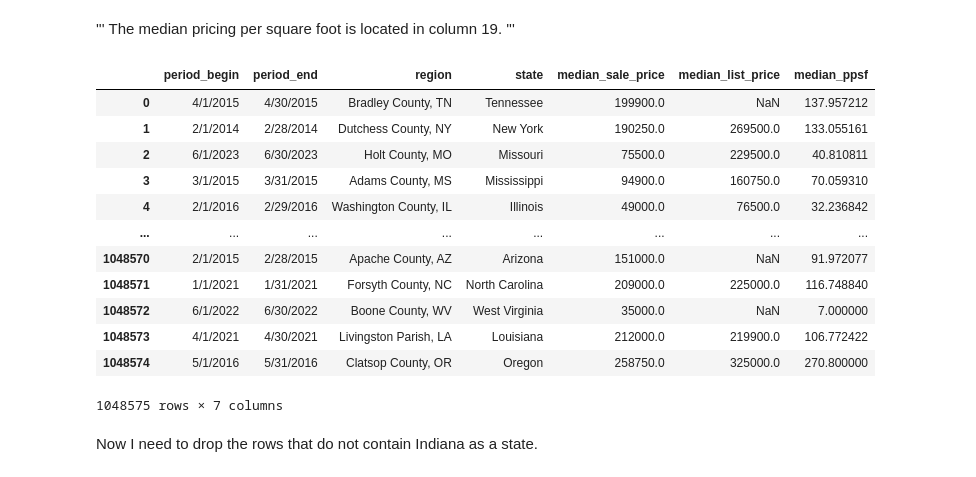
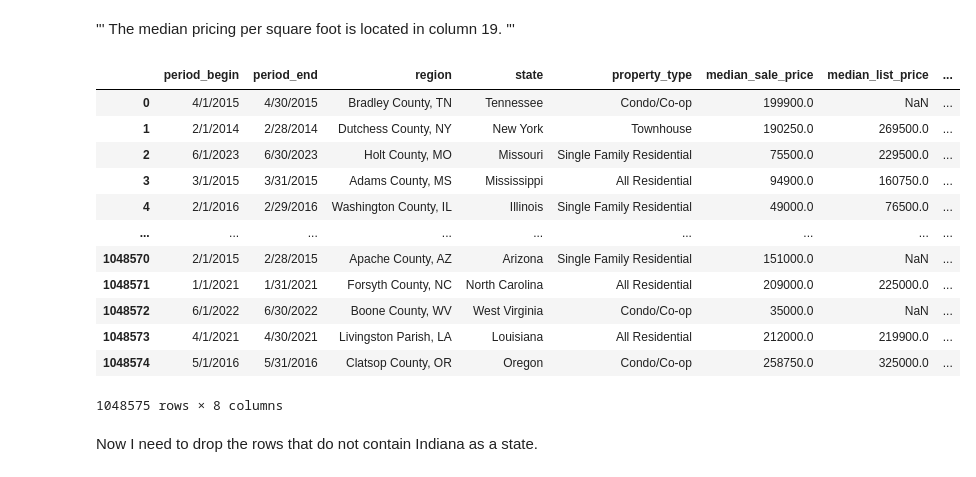
Before and after one commit to RachTheRad/SoIN_Housing_Analysis, a Jupyter notebook: HouAna_Capstone.ipynb, the cells around one changed output. Cells and saved outputs as stored; diff of their text form; code cells hidden in the pictures.

```diff
--- a/HouAna_Capstone.ipynb
+++ b/HouAna_Capstone.ipynb
@@ -748,22 +748,22 @@ The median pricing per square foot is located in column 19.
 '''
 # %%
 # drop columns now that I know which columns I want
-housing_data_clean = housing_data[['period_begin', 'period_end', 'region', 'state', 'median_sale_price', 'median_list_price', 'median_ppsf']]
+housing_data_clean = housing_data[['period_begin', 'period_end', 'region', 'state','property_type', 'median_sale_price', 'median_list_price', 'median_ppsf']]
 housing_data_clean
 # %% [output]
-|  | period_begin | period_end | region | state | median_sale_price | median_list_price | median_ppsf |
-| 0 | 4/1/2015 | 4/30/2015 | Bradley County, TN | Tennessee | 199900.0 | NaN | 137.957212 |
-| 1 | 2/1/2014 | 2/28/2014 | Dutchess County, NY | New York | 190250.0 | 269500.0 | 133.055161 |
-| 2 | 6/1/2023 | 6/30/2023 | Holt County, MO | Missouri | 75500.0 | 229500.0 | 40.810811 |
-| 3 | 3/1/2015 | 3/31/2015 | Adams County, MS | Mississippi | 94900.0 | 160750.0 | 70.059310 |
-| 4 | 2/1/2016 | 2/29/2016 | Washington County, IL | Illinois | 49000.0 | 76500.0 | 32.236842 |
-| ... | ... | ... | ... | ... | ... | ... | ... |
-| 1048570 | 2/1/2015 | 2/28/2015 | Apache County, AZ | Arizona | 151000.0 | NaN | 91.972077 |
-| 1048571 | 1/1/2021 | 1/31/2021 | Forsyth County, NC | North Carolina | 209000.0 | 225000.0 | 116.748840 |
-| 1048572 | 6/1/2022 | 6/30/2022 | Boone County, WV | West Virginia | 35000.0 | NaN | 7.000000 |
-| 1048573 | 4/1/2021 | 4/30/2021 | Livingston Parish, LA | Louisiana | 212000.0 | 219900.0 | 106.772422 |
-| 1048574 | 5/1/2016 | 5/31/2016 | Clatsop County, OR | Oregon | 258750.0 | 325000.0 | 270.800000 |
+|  | period_begin | period_end | region | state | property_type | median_sale_price | median_list_price | ... |
+| 0 | 4/1/2015 | 4/30/2015 | Bradley County, TN | Tennessee | Condo/Co-op | 199900.0 | NaN | ... |
+| 1 | 2/1/2014 | 2/28/2014 | Dutchess County, NY | New York | Townhouse | 190250.0 | 269500.0 | ... |
+| 2 | 6/1/2023 | 6/30/2023 | Holt County, MO | Missouri | Single Family Residential | 75500.0 | 229500.0 | ... |
+| 3 | 3/1/2015 | 3/31/2015 | Adams County, MS | Mississippi | All Residential | 94900.0 | 160750.0 | ... |
+| 4 | 2/1/2016 | 2/29/2016 | Washington County, IL | Illinois | Single Family Residential | 49000.0 | 76500.0 | ... |
+| ... | ... | ... | ... | ... | ... | ... | ... | ... |
+| 1048570 | 2/1/2015 | 2/28/2015 | Apache County, AZ | Arizona | Single Family Residential | 151000.0 | NaN | ... |
+| 1048571 | 1/1/2021 | 1/31/2021 | Forsyth County, NC | North Carolina | All Residential | 209000.0 | 225000.0 | ... |
+| 1048572 | 6/1/2022 | 6/30/2022 | Boone County, WV | West Virginia | Condo/Co-op | 35000.0 | NaN | ... |
+| 1048573 | 4/1/2021 | 4/30/2021 | Livingston Parish, LA | Louisiana | All Residential | 212000.0 | 219900.0 | ... |
+| 1048574 | 5/1/2016 | 5/31/2016 | Clatsop County, OR | Oregon | Condo/Co-op | 258750.0 | 325000.0 | ... |
-1048575 rows × 7 columns
+1048575 rows × 8 columns
 # %% [markdown]
 Now I need to drop the rows that do not contain Indiana as a state.
 # %%
```
Also changed, not shown: parts of 7 cells of this notebook.
